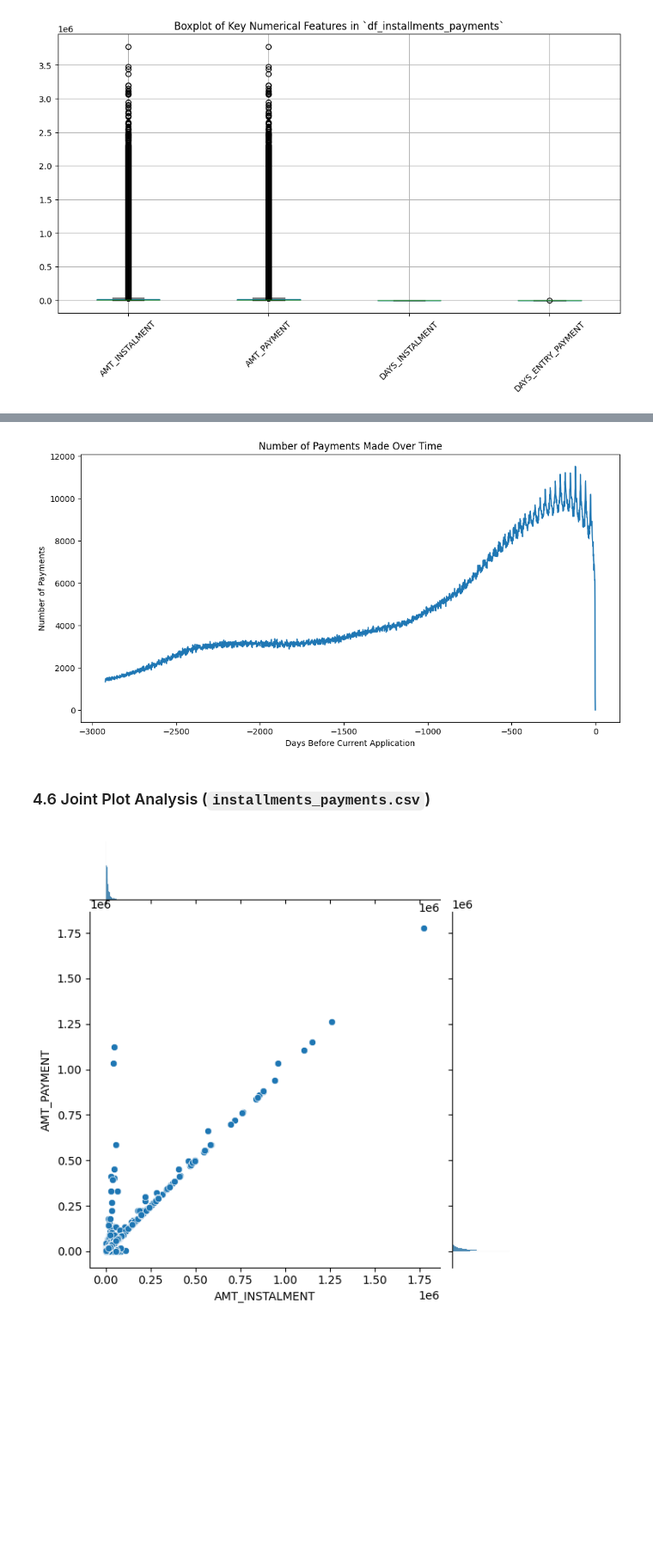
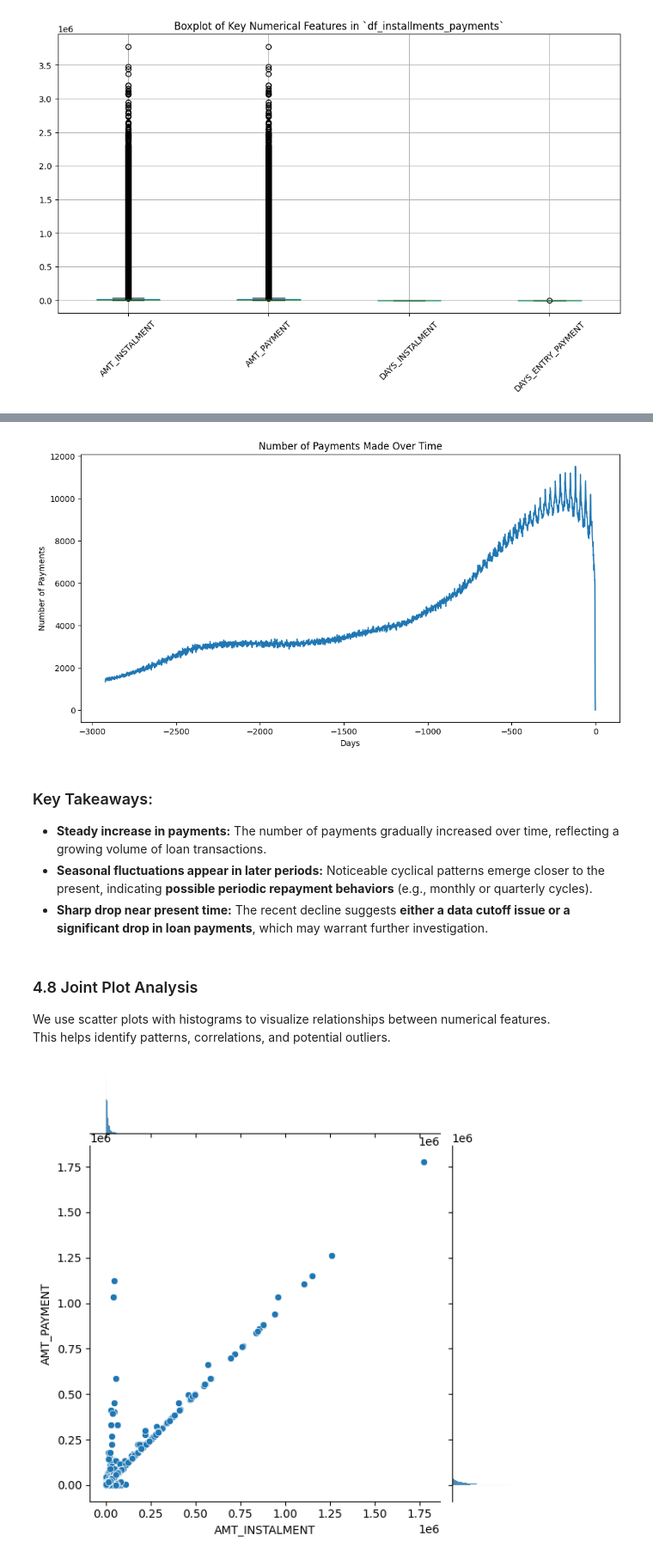
Before and after one commit to ognjenmedic/home-credit-ml-project, a Jupyter notebook: notebooks/08_home_credit_installments.ipynb, the cells around one changed output, grey strips where cells are left out. Shown: that part at 86% size. Saved outputs shown, nothing was run; the diff lists cells and outputs as text; code cells hidden in the pictures; blank space fills up the shorter version.

```diff
--- a/notebooks/installments_payments.ipynb
+++ b/notebooks/08_home_credit_installments.ipynb
@@ -469,17 +692,24 @@ plt.show()
 # %%
 # Total payments made per time period
 df_count = df_installments_payments.groupby("DAYS_INSTALMENT")["SK_ID_PREV"].count().reset_index()
 
 plt.figure(figsize=(12, 6))
 sns.lineplot(x="DAYS_INSTALMENT", y="SK_ID_PREV", data=df_count)
 plt.title("Number of Payments Made Over Time")
-plt.xlabel("Days Before Current Application")
+plt.xlabel("Days")
 plt.ylabel("Number of Payments")
 plt.show()
 # %% [output]
-[figure, old version]
+[figure, new version]
-# %% [markdown]
-### 4.6 Joint Plot Analysis (`installments_payments.csv`)
+# %% [markdown]
+### Key Takeaways:
+- **Steady increase in payments:** The number of payments gradually increased over time, reflecting a growing volume of loan transactions.
+- **Seasonal fluctuations appear in later periods:** Noticeable cyclical patterns emerge closer to the present, indicating **possible periodic repayment behaviors** (e.g., monthly or quarterly cycles).
+- **Sharp drop near present time:** The recent decline suggests **either a data cutoff issue or a significant drop in loan payments**, which may warrant further investigation.
+# %% [markdown]
+### 4.8 Joint Plot Analysis
+We use scatter plots with histograms to visualize relationships between numerical features.
+This helps identify patterns, correlations, and potential outliers.
 # %%
 # Sample 10,000 rows for performance
 df_sample_scatter = df_installments_payments.sample(n=10000, random_state=42)
```
Also changed, not shown: parts of 104 cells of this notebook, 15 other files.
